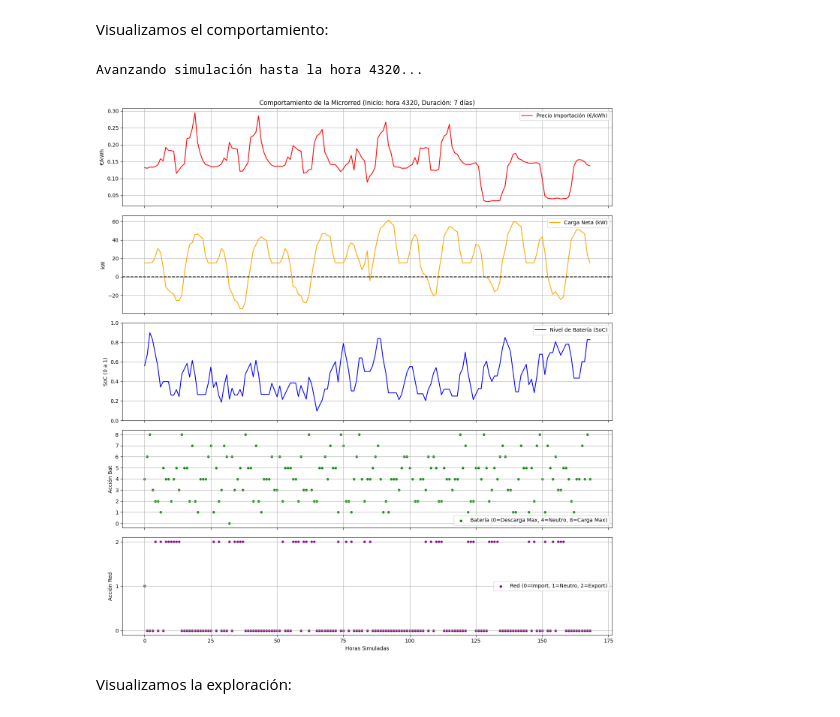
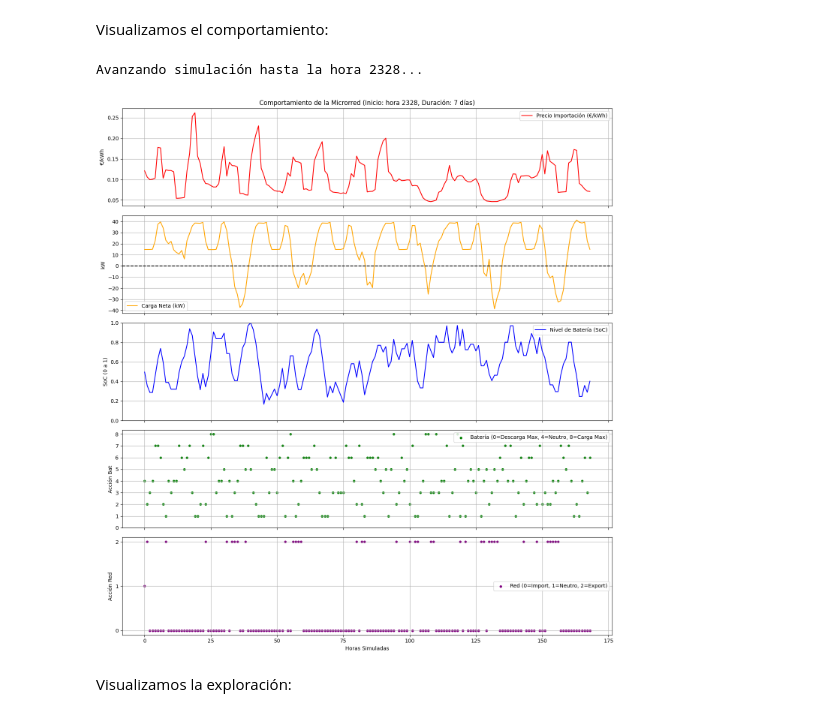
Before and after one commit to palvcam/Reto3_MicroRedes, a Jupyter notebook: OBJETIVO1/2_Q-learning/2_q-learning.ipynb, the cells around one changed output. Cells and saved outputs as stored; diff of their text form; code cells hidden in the pictures.

```diff
--- a/OBJETIVO1/2_Q-learning/2_q-learning.ipynb
+++ b/OBJETIVO1/2_Q-learning/2_q-learning.ipynb
@@ -725,11 +725,11 @@ Entorno de visualización listo.
 # %% [markdown]
 Visualizamos el comportamiento:
 # %%
-# Comportamiento durante 7 días a partir de la hora 4320 (igual que antes)
-visualizar_comportamiento(env_viz, Q_cargada, dias=7, hora_inicio=4320)
+# Comportamiento durante 7 días a partir de la hora 2328
+visualizar_comportamiento(env_viz, Q_cargada, dias=7, hora_inicio=2328)
 # %% [output]
-Avanzando simulación hasta la hora 4320...
+Avanzando simulación hasta la hora 2328...
-[figure, old version]
+[figure, new version]
 # %% [markdown]
 Visualizamos la exploración:
 # %%
```
Also changed, not shown: 1 other file.
